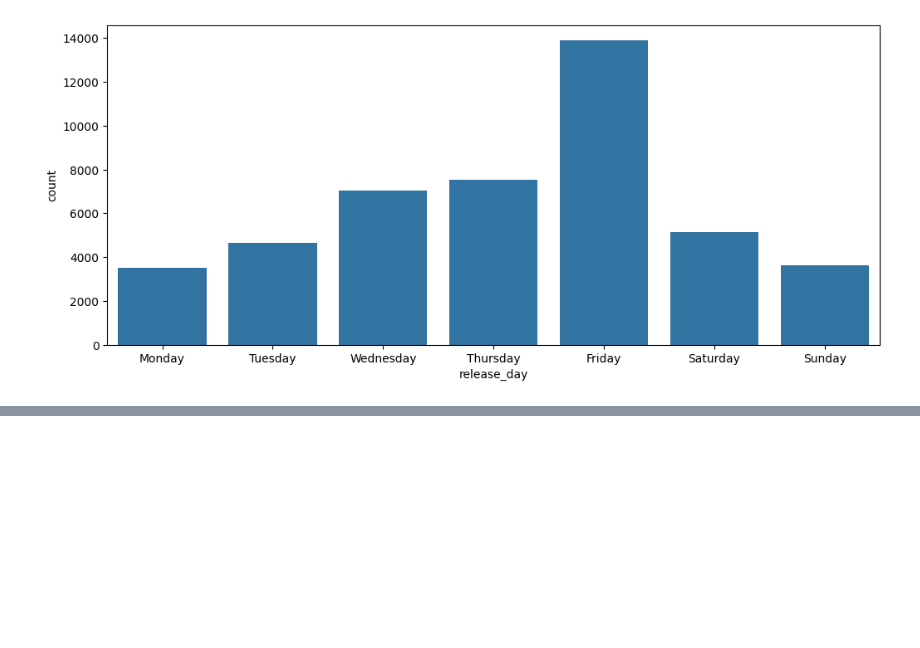
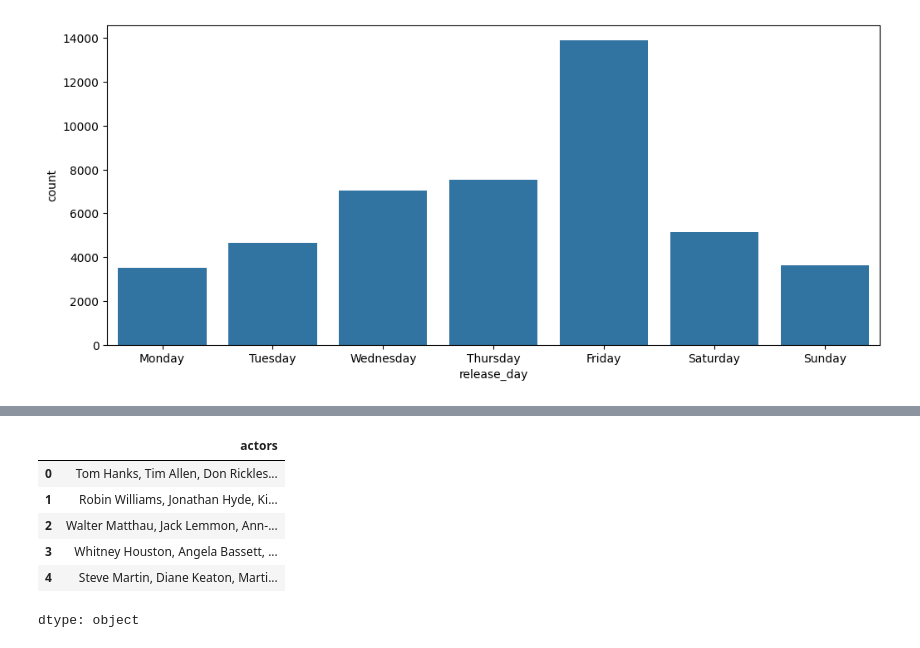
Before and after one commit to AleksandrMac/learning, a Jupyter notebook: ai/hw/7_3_Домашняя_работа.ipynb, the cells around one changed output, grey strips where cells are left out. Saved outputs shown, nothing was run; the diff lists cells and outputs as text; code cells hidden in the pictures; blank space fills up the shorter version.

```diff
--- a/ai/hw/7_3_Домашняя_работа.ipynb
+++ b/ai/hw/7_3_Домашняя_работа.ipynb
@@ -132,0 +147,18 @@ Saturday
+# %%
+def get_actors(x):
+  actor_list = list()
+  for i in x:
+    actor_list.append(i['name'])
+
+  return ", ".join(actor_list)
+
+df_merge['actors'] = df_merge['cast'].apply(get_actors)
+df_merge['actors'].head()
+# %% [output]
+|  | actors |
+| 0 | Tom Hanks, Tim Allen, Don Rickles... |
+| 1 | Robin Williams, Jonathan Hyde, Ki... |
+| 2 | Walter Matthau, Jack Lemmon, Ann-... |
+| 3 | Whitney Houston, Angela Bassett, ... |
+| 4 | Steve Martin, Diane Keaton, Marti... |
+dtype: object
```
Also changed, not shown: parts of 8 cells of this notebook.
